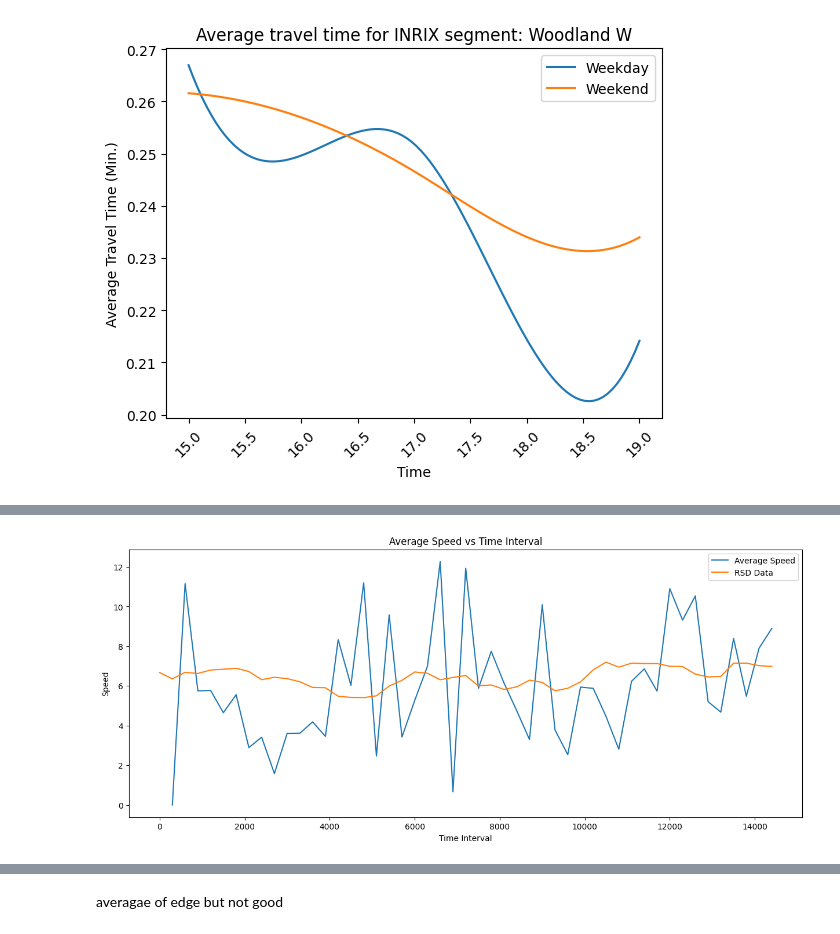
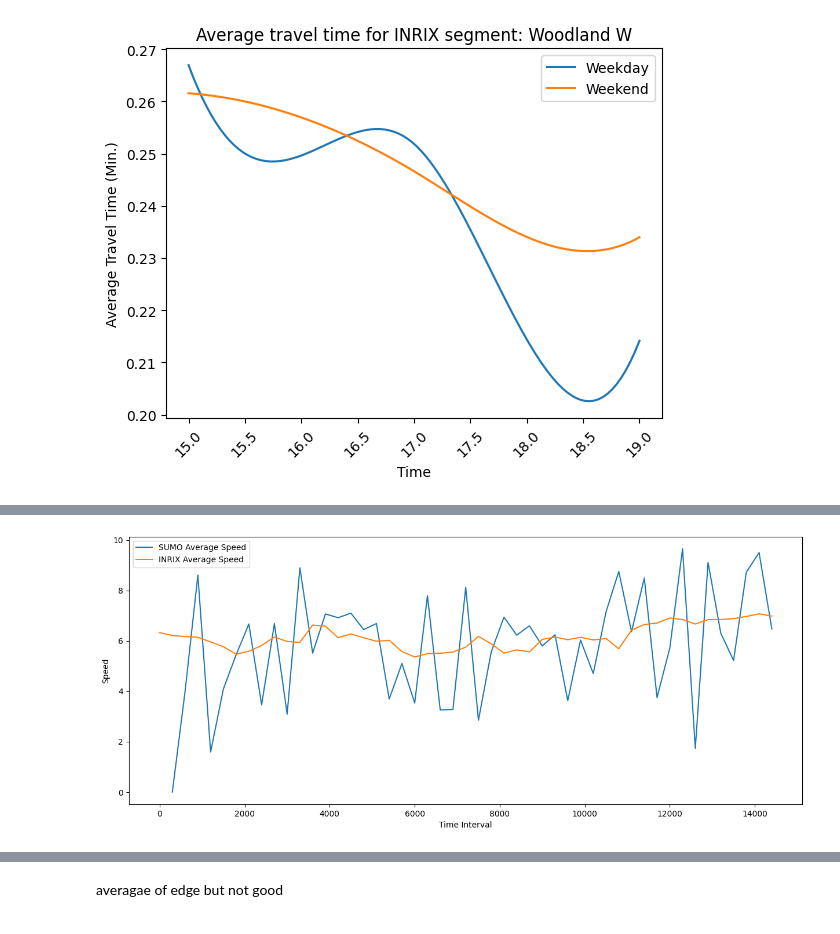
Before and after one commit to mkhaleghian/Frazier_Street_Diet_Project, a Jupyter notebook: ITSC_paper/speed_analysis.ipynb, the cells around one changed output, grey strips where cells are left out. Drawn from its saved outputs; the diff is of its cells as text; code cells hidden in the pictures.

```diff
--- a/ITSC_paper/speed_analysis.ipynb
+++ b/ITSC_paper/speed_analysis.ipynb
@@ -80,7 +81,7 @@ speed_calibration_weekday['step_time_sec'] = np.arange(0, 14401, 300)
 # Also assuming 'intersection' column contains names of intersections
 
 # Filter data for the intersection 'Market E' and separate into weekday and weekend
-market_e_data = grouped_averages[grouped_averages['intersection'] == 'Market E']
+market_e_data = grouped_averages[grouped_averages['intersection'] == 'Forest W']
 
 weekday_data_market_e = market_e_data[market_e_data['day_type'] == 'Weekday'].copy()
 weekend_data_market_e = market_e_data[market_e_data['day_type'] == 'Weekend'].copy()
@@ -305,36 +308,36 @@ while current_time < end_time:
 
     # Get the list of vehicle IDs
     vehicle_ids = traci.vehicle.getIDList()
 
     # Calculate average speed
     if len(vehicle_ids) > 0:
         speeds = [traci.vehicle.getSpeed(v_id) for v_id in vehicle_ids]
         average_speed = np.mean(speeds)
     else:
         average_speed = 0
 
     # Store the average speed
     average_speeds.append(average_speed)
 
     # Increment the current time
     current_time += interval
 
 # End the TraCI simulation
 traci.close()
 
 # Generate time intervals
 time_intervals = np.arange(interval, end_time + interval, interval)
 
 # Plot the average speed and RSD data
 plt.figure(figsize=(15, 6))
-plt.plot(time_intervals, average_speeds, label='Average Speed')
-plt.plot(rsd_time, rsd_speed, label='RSD Data')
+plt.plot(time_intervals, average_speeds, label='SUMO Average Speed')
+plt.plot(rsd_time, rsd_speed, label='INRIX Average Speed')
 plt.xlabel("Time Interval")
 plt.ylabel("Speed")
-plt.title("Average Speed vs Time Interval")
+#plt.title("Average Speed vs Time Interval")
 plt.legend()
 plt.show()
 # %% [output]
-[figure, old version]
+[figure, new version]
 # %%
 traci.close()
```
Also changed, not shown: parts of 9 cells of this notebook, 3 other files.
